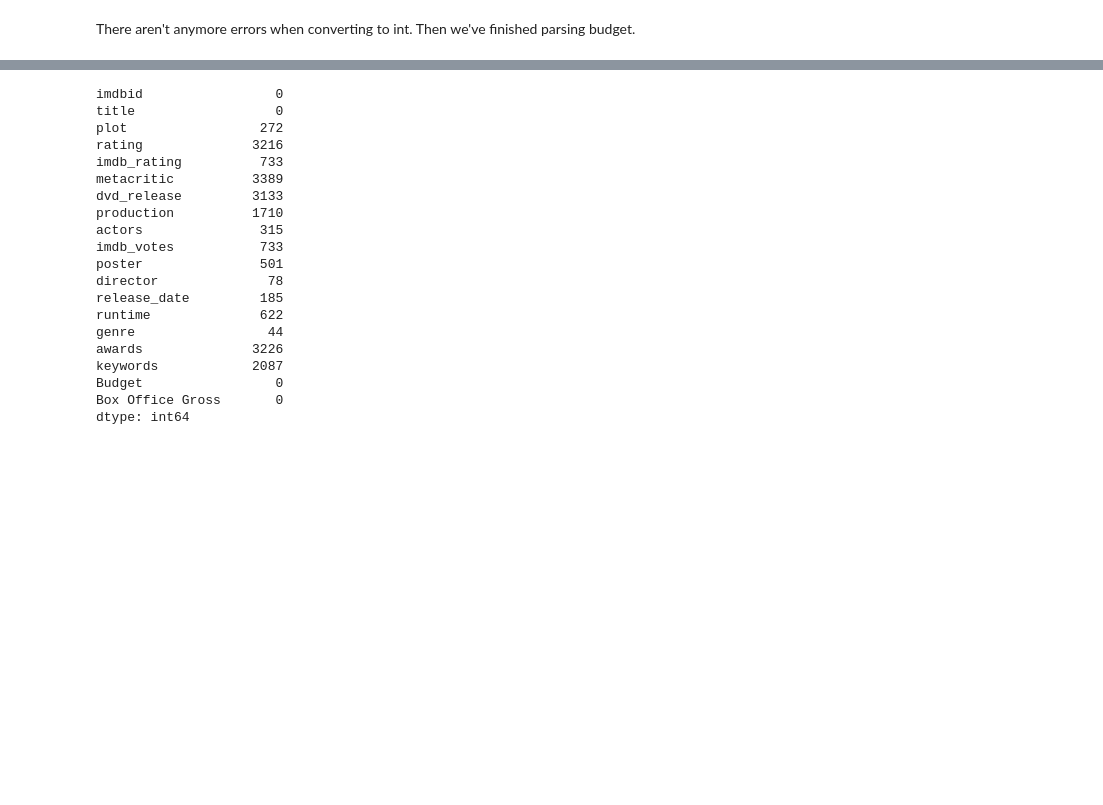
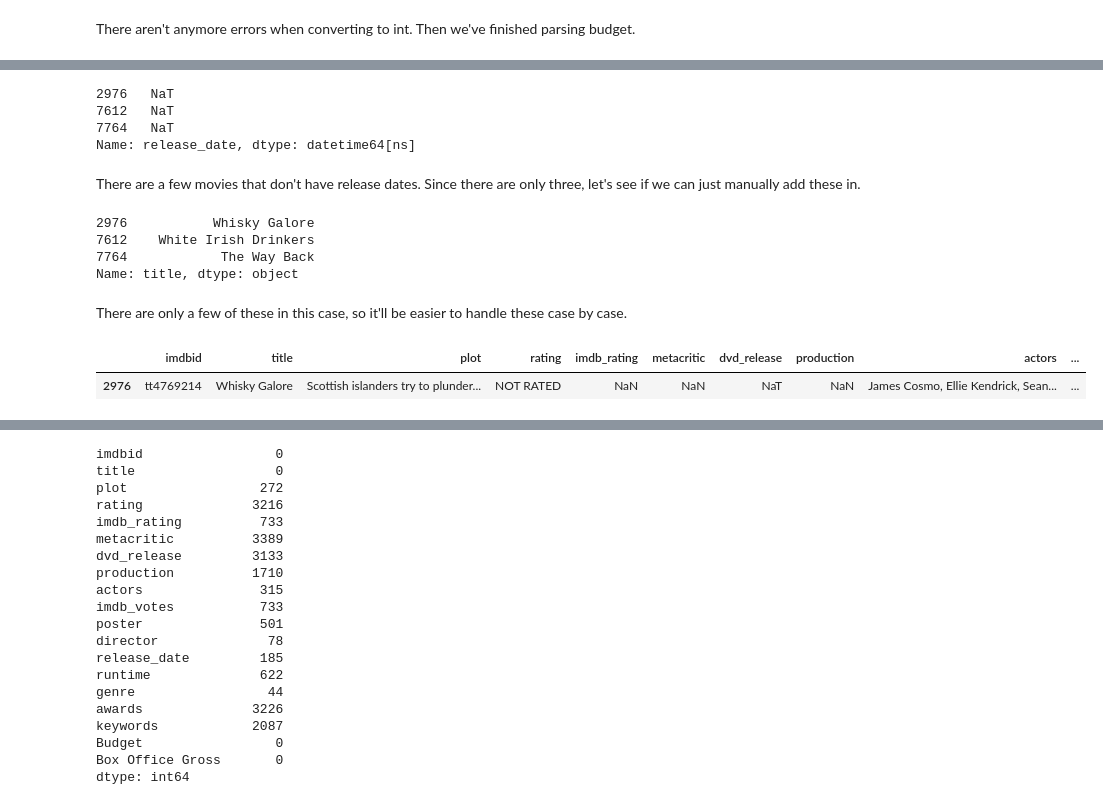
Before and after one commit to devinthai/NBCUniversal, a Jupyter notebook: Data Cleaning.ipynb, the cells around one changed output, grey strips where cells are left out. Saved outputs shown, nothing was run; the diff lists cells and outputs as text; code cells hidden in the pictures; blank space fills up the shorter version.

```diff
--- a/Data Cleaning.ipynb
+++ b/Data Cleaning.ipynb
@@ -322,0 +348,28 @@ memory usage: 1.2+ MB
+# %%
+from forex_python.converter import CurrencyRates
+c = CurrencyRates()
+dates = data[gross.str.contains('GBP')]['release_date']
+dates.head()
+dates[dates.isna()]
+# c.get_rate('GBP', 'USD', date)
+# %% [output]
+2976   NaT
+7612   NaT
+7764   NaT
+Name: release_date, dtype: datetime64[ns]
+# %% [markdown]
+There are a few movies that don't have release dates. Since there are only three, let's see if we can just manually add these in.
+# %%
+data['title'][[2976, 7612, 7764]]
+# %% [output]
+2976           Whisky Galore
+7612    White Irish Drinkers
+7764            The Way Back
+Name: title, dtype: object
+# %% [markdown]
+There are only a few of these in this case, so it'll be easier to handle these case by case.
+# %%
+data[data['title'] == 'Whisky Galore']
+# %% [output]
+|  | imdbid | title | plot | rating | imdb_rating | metacritic | dvd_release | production | actors | ... |
+| 2976 | tt4769214 | Whisky Galore | Scottish islanders try to plunder... | NOT RATED | NaN | NaN | NaT | NaN | James Cosmo, Ellie Kendrick, Sean... | ... |
```
Also changed, not shown: parts of 6 cells of this notebook.
